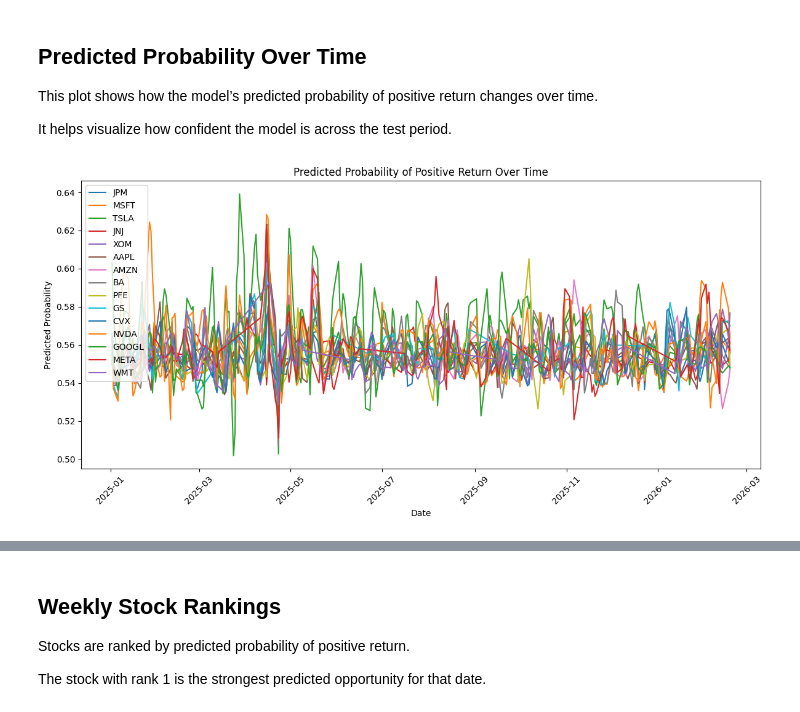
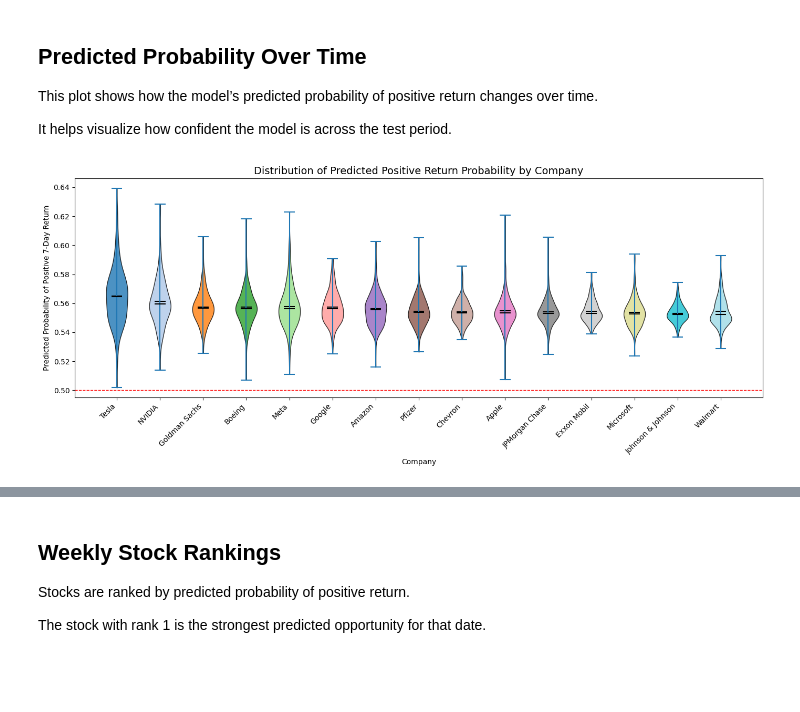
Before and after one commit to SU-IST707-SP26/group-project-algorithm-architects, a Jupyter notebook: work/Models/ElasticNet_Logistic_Model.ipynb, the cells around one changed output, grey strips where cells are left out. Saved outputs shown, nothing was run; the diff lists cells and outputs as text; code cells hidden in the pictures; blank space fills up the shorter version.

```diff
--- a/work/Models/ElasticNet_Logistic_Model.ipynb
+++ b/work/Models/ElasticNet_Logistic_Model.ipynb
@@ -588,19 +588,46 @@ This plot shows how the model’s predicted probability of positive return chang
 
 It helps visualize how confident the model is across the test period.
 # %%
-# Plot predicted probability over time for each stock
-plt.figure(figsize=(12, 6))
+import matplotlib.pyplot as plt
+import numpy as np
 
-for stock in elastic_predictions_df["Stock"].unique():
-    stock_df = elastic_predictions_df[elastic_predictions_df["Stock"] == stock]
-    plt.plot(stock_df["Date"], stock_df["Predicted Probability"], label=stock)
+plt.figure(figsize=(14, 6))
 
-plt.title("Predicted Probability of Positive Return Over Time")
-plt.xlabel("Date")
-plt.ylabel("Predicted Probability")
-plt.legend()
-plt.xticks(rotation=45)
+violin = plt.violinplot(
+    data_to_plot,
+    showmeans=True,
+    showmedians=True
+)
+
+# Create different colors
+colors = plt.cm.tab20(np.linspace(0, 1, len(data_to_plot)))
+
+# Apply colors to each violin
+for i, body in enumerate(violin['bodies']):
+    body.set_facecolor(colors[i])
+    body.set_edgecolor('black')
+    body.set_alpha(0.8)
+
+# Style mean & median lines
+for part in ['cmeans', 'cmedians']:
+    if part in violin:
+        violin[part].set_color('black')
+
+# Add decision boundary line
+plt.axhline(0.50, linestyle="--", color="red", linewidth=1)
+
+plt.title("Distribution of Predicted Positive Return Probability by Company", fontsize=14)
+plt.xlabel("Company")
+plt.ylabel("Predicted Probability of Positive 7-Day Return")
+
+plt.xticks(
+    ticks=range(1, len(company_order) + 1),
+    labels=company_order,
+    rotation=45,
+    ha="right"
+)
+
 plt.tight_layout()
 plt.show()
 # %% [output]
-[figure, old version]
+[figure, new version]
```
Also changed, not shown: parts of 5 cells of this notebook.
